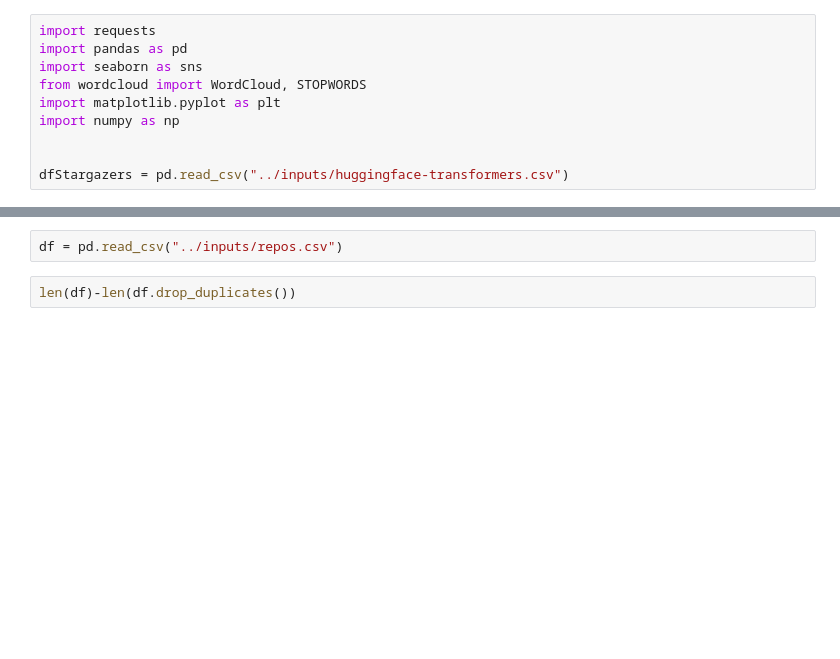
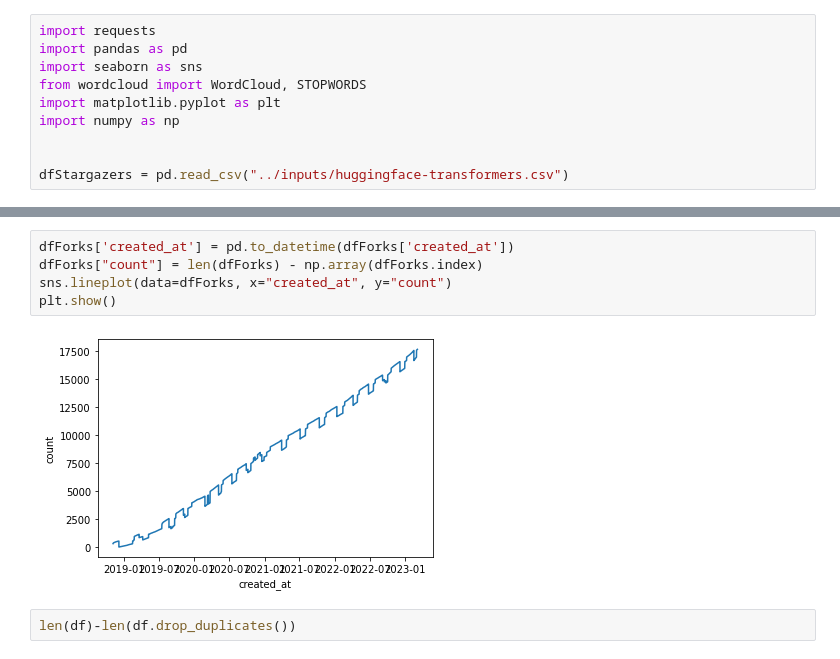
Before and after one commit to Julia-Susser/GPTs-are-GPTs-GitHub-Fork-Analysis, a Jupyter notebook: src/graph.ipynb, the cells around one changed output, grey strips where cells are left out. Cells and saved outputs as stored; diff of their text form; blank space fills up the shorter version.

```diff
--- a/src/graph.ipynb
+++ b/src/graph.ipynb
@@ -56,5 +72,10 @@ dfStargazers
 # %%
-df = pd.read_csv("../inputs/repos.csv")
+dfForks['created_at'] = pd.to_datetime(dfForks['created_at'])
+dfForks["count"] = len(dfForks) - np.array(dfForks.index)
+sns.lineplot(data=dfForks, x="created_at", y="count")
+plt.show()
+# %% [output]
+[figure, added]
 # %%
 len(df)-len(df.drop_duplicates())
 # %% [output]
```
Also changed, not shown: parts of 5 cells of this notebook, 4 other files.
